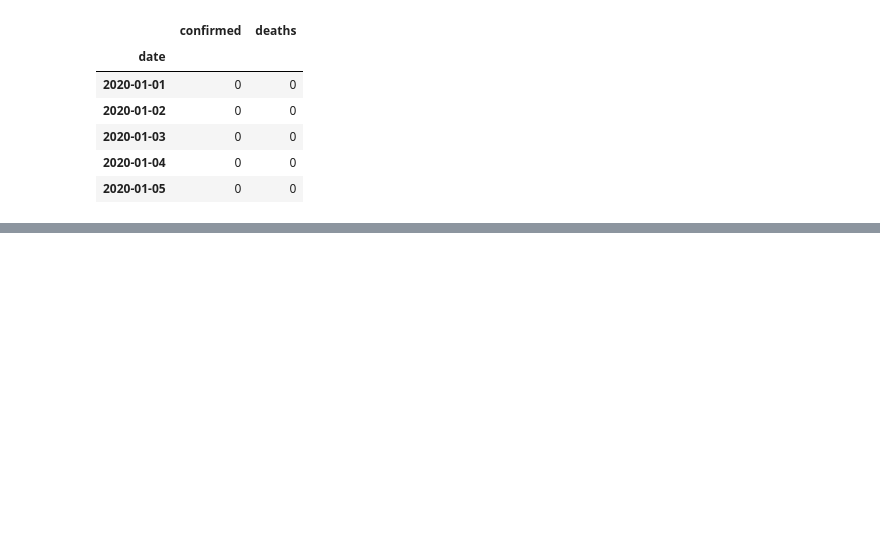
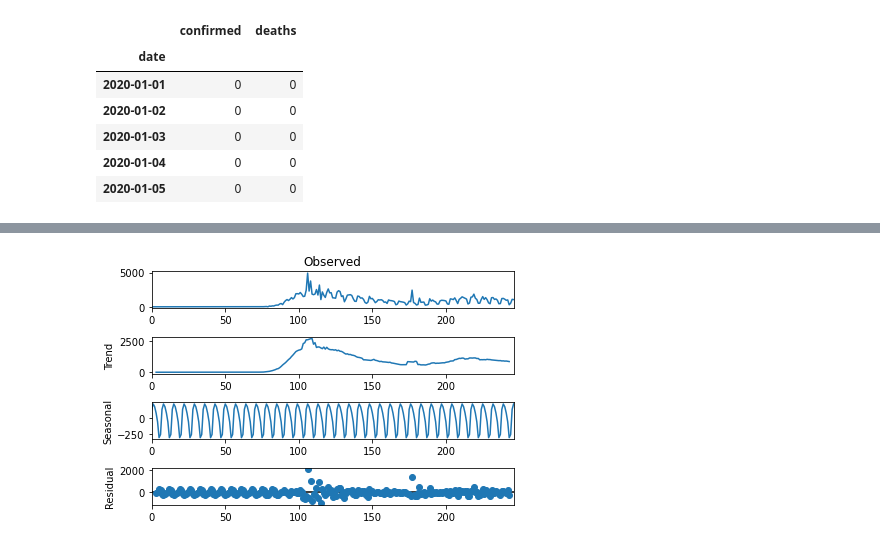
Before and after one commit to guilourenzo/mba-usp, a Jupyter notebook: APRENDIZADO DINÂMICO/PROJETO FINAL/GuilhermeLourenco_FINAL.ipynb, the cells around one changed output, grey strips where cells are left out. Cells and saved outputs as stored; diff of their text form; code cells hidden in the pictures; blank space fills up the shorter version.

```diff
--- a/APRENDIZADO DINÂMICO/PROJETO FINAL/GuilhermeLourenco_FINAL.ipynb
+++ b/APRENDIZADO DINÂMICO/PROJETO FINAL/GuilhermeLourenco_FINAL.ipynb
@@ -40,0 +60,10 @@ memory usage: 15.8 KB
+# %%
+
+mortes = np.array(list(covid.deaths))
+
+result = seasonal_decompose(mortes, model='additive', period=7)
+result.plot()
+
+plt.show()
+# %% [output]
+[figure, added]
```
Also changed, not shown: parts of 22 cells of this notebook, 3 other files.
